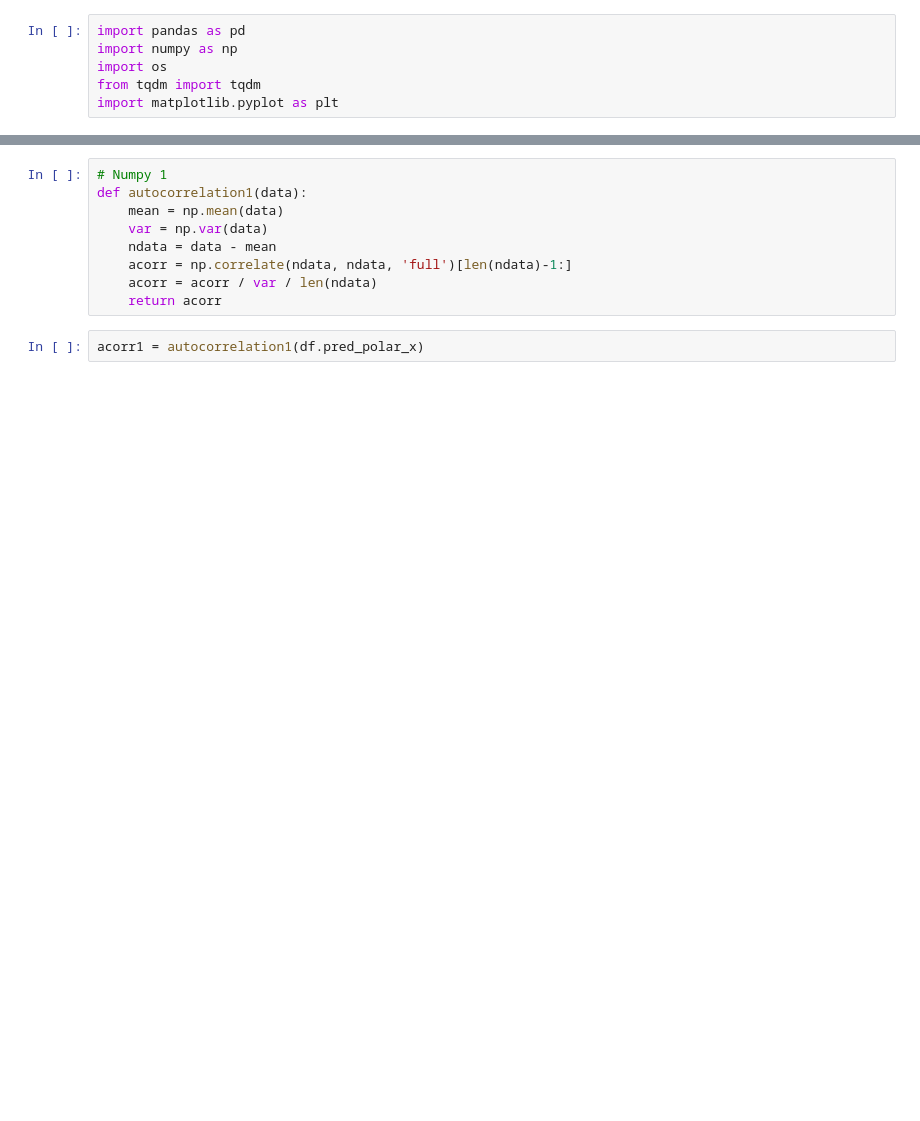
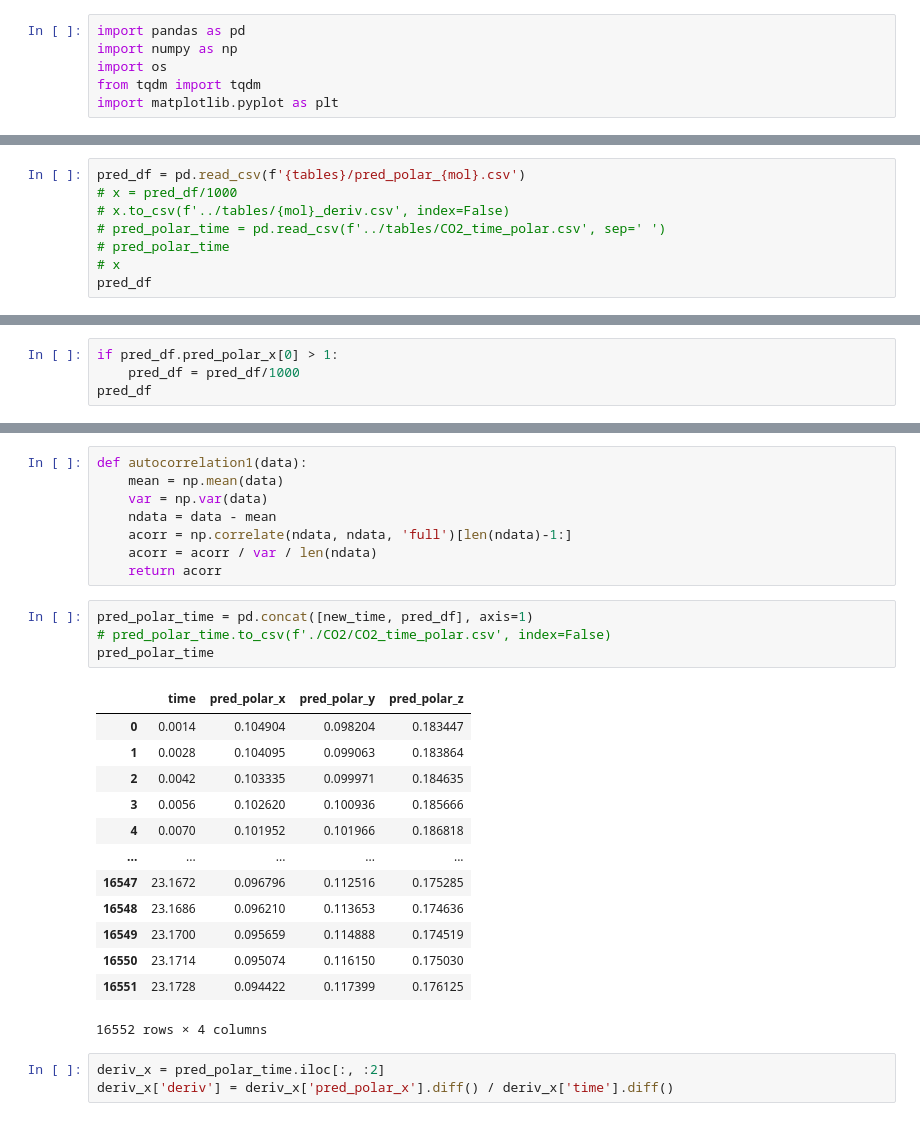
Before and after one commit to Protolaw/polyspec, a Jupyter notebook: notebooks/autocorr.ipynb, the cells around one changed output, grey strips where cells are left out. Cells and saved outputs as stored; diff of their text form; blank space fills up the shorter version.

```diff
--- a/notebooks/autocorr.ipynb
+++ b/notebooks/autocorr.ipynb
@@ -27,0 +11,8 @@ df
+# %%
+pred_df = pd.read_csv(f'{tables}/pred_polar_{mol}.csv')
+# x = pred_df/1000
+# x.to_csv(f'../tables/{mol}_deriv.csv', index=False)
+# pred_polar_time = pd.read_csv(f'../tables/CO2_time_polar.csv', sep=' ')
+# pred_polar_time
+# x
+pred_df
@@ -27,0 +33,4 @@ df
+# %%
+if pred_df.pred_polar_x[0] > 1:
+    pred_df = pred_df/1000
+pred_df
@@ -28,5 +60,4 @@ df
 # %%
-# Numpy 1
 def autocorrelation1(data):
     mean = np.mean(data)
     var = np.var(data)
@@ -34,5 +65,24 @@ def autocorrelation1(data):
     acorr = np.correlate(ndata, ndata, 'full')[len(ndata)-1:]
     acorr = acorr / var / len(ndata)
     return acorr
-# %%
-acorr1 = autocorrelation1(df.pred_polar_x)
+# %%
+pred_polar_time = pd.concat([new_time, pred_df], axis=1)
+# pred_polar_time.to_csv(f'./CO2/CO2_time_polar.csv', index=False)
+pred_polar_time
+# %% [output]
+|  | time | pred_polar_x | pred_polar_y | pred_polar_z |
+| 0 | 0.0014 | 0.104904 | 0.098204 | 0.183447 |
+| 1 | 0.0028 | 0.104095 | 0.099063 | 0.183864 |
+| 2 | 0.0042 | 0.103335 | 0.099971 | 0.184635 |
+| 3 | 0.0056 | 0.102620 | 0.100936 | 0.185666 |
+| 4 | 0.0070 | 0.101952 | 0.101966 | 0.186818 |
+| ... | ... | ... | ... | ... |
+| 16547 | 23.1672 | 0.096796 | 0.112516 | 0.175285 |
+| 16548 | 23.1686 | 0.096210 | 0.113653 | 0.174636 |
+| 16549 | 23.1700 | 0.095659 | 0.114888 | 0.174519 |
+| 16550 | 23.1714 | 0.095074 | 0.116150 | 0.175030 |
+| 16551 | 23.1728 | 0.094422 | 0.117399 | 0.176125 |
+16552 rows × 4 columns
+# %%
+deriv_x = pred_polar_time.iloc[:, :2]
+deriv_x['deriv'] = deriv_x['pred_polar_x'].diff() / deriv_x['time'].diff()
```
Also changed, not shown: parts of 77 cells of this notebook, 2 other files.
